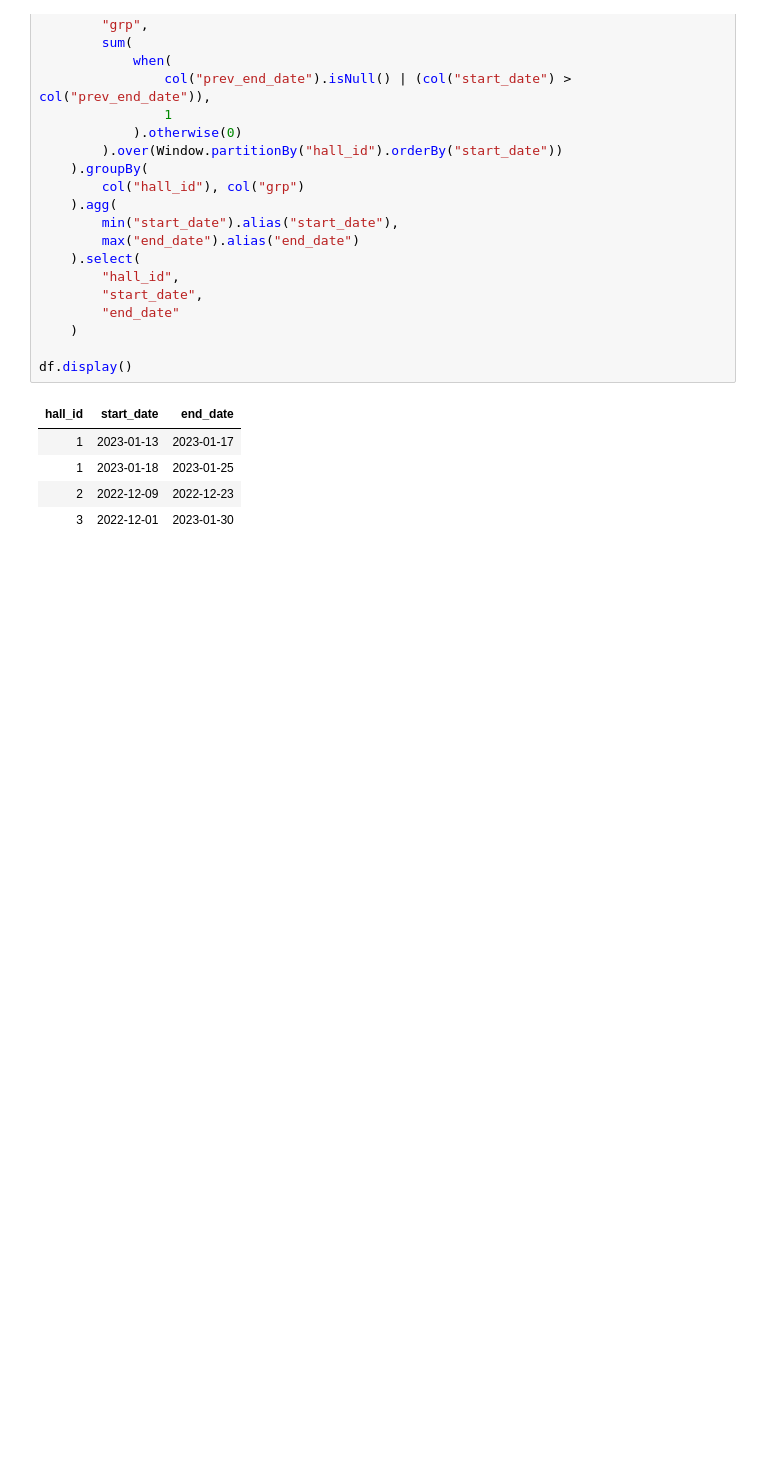
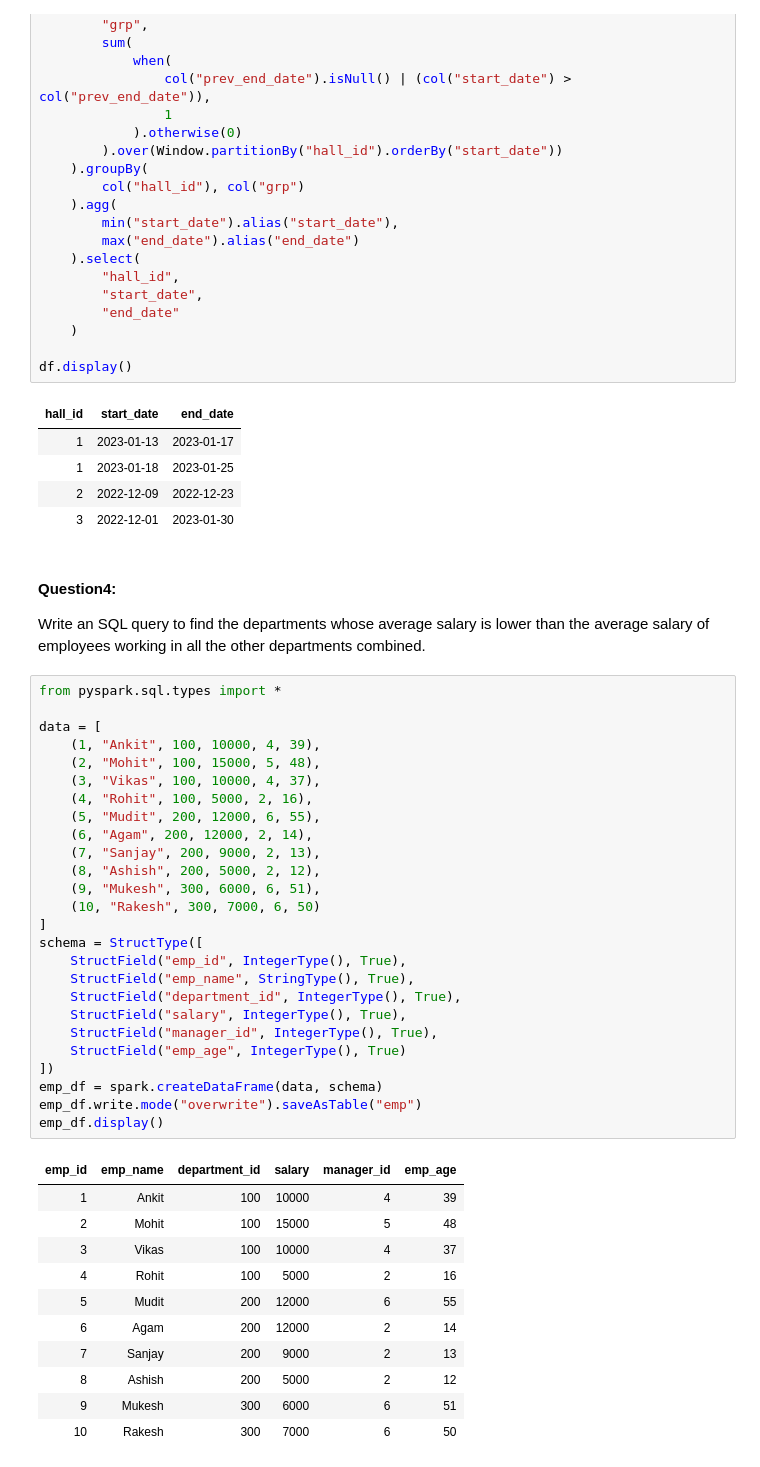
Before and after one commit to Rupam-1/SQL-Pyspark-practise_youtube, a Jupyter notebook: 07. PYSPARK - Part4.ipynb, the cells around one changed output. Saved outputs shown, nothing was run; the diff lists cells and outputs as text; blank space fills up the shorter version.

```diff
--- a/07. PYSPARK - Part4.ipynb
+++ b/07. PYSPARK - Part4.ipynb
@@ -348,3 +348,44 @@ df.display()
 | 1 | 2023-01-18 | 2023-01-25 |
 | 2 | 2022-12-09 | 2022-12-23 |
 | 3 | 2022-12-01 | 2023-01-30 |
+# %% [markdown]
+#### Question4:
+Write an SQL query to find the departments whose average salary is lower than the average salary of employees working in all the other departments combined.
+# %%
+from pyspark.sql.types import *
+
+data = [
+    (1, "Ankit", 100, 10000, 4, 39),
+    (2, "Mohit", 100, 15000, 5, 48),
+    (3, "Vikas", 100, 10000, 4, 37),
+    (4, "Rohit", 100, 5000, 2, 16),
+    (5, "Mudit", 200, 12000, 6, 55),
+    (6, "Agam", 200, 12000, 2, 14),
+    (7, "Sanjay", 200, 9000, 2, 13),
+    (8, "Ashish", 200, 5000, 2, 12),
+    (9, "Mukesh", 300, 6000, 6, 51),
+    (10, "Rakesh", 300, 7000, 6, 50)
+]
+schema = StructType([
+    StructField("emp_id", IntegerType(), True),
+    StructField("emp_name", StringType(), True),
+    StructField("department_id", IntegerType(), True),
+    StructField("salary", IntegerType(), True),
+    StructField("manager_id", IntegerType(), True),
+    StructField("emp_age", IntegerType(), True)
+])
+emp_df = spark.createDataFrame(data, schema)
+emp_df.write.mode("overwrite").saveAsTable("emp")
+emp_df.display()
+# %% [output]
+| emp_id | emp_name | department_id | salary | manager_id | emp_age |
+| 1 | Ankit | 100 | 10000 | 4 | 39 |
+| 2 | Mohit | 100 | 15000 | 5 | 48 |
+| 3 | Vikas | 100 | 10000 | 4 | 37 |
+| 4 | Rohit | 100 | 5000 | 2 | 16 |
+| 5 | Mudit | 200 | 12000 | 6 | 55 |
+| 6 | Agam | 200 | 12000 | 2 | 14 |
+| 7 | Sanjay | 200 | 9000 | 2 | 13 |
+| 8 | Ashish | 200 | 5000 | 2 | 12 |
+| 9 | Mukesh | 300 | 6000 | 6 | 51 |
+| 10 | Rakesh | 300 | 7000 | 6 | 50 |
```
Also changed, not shown: parts of 1 cell of this notebook, 1 other file.
